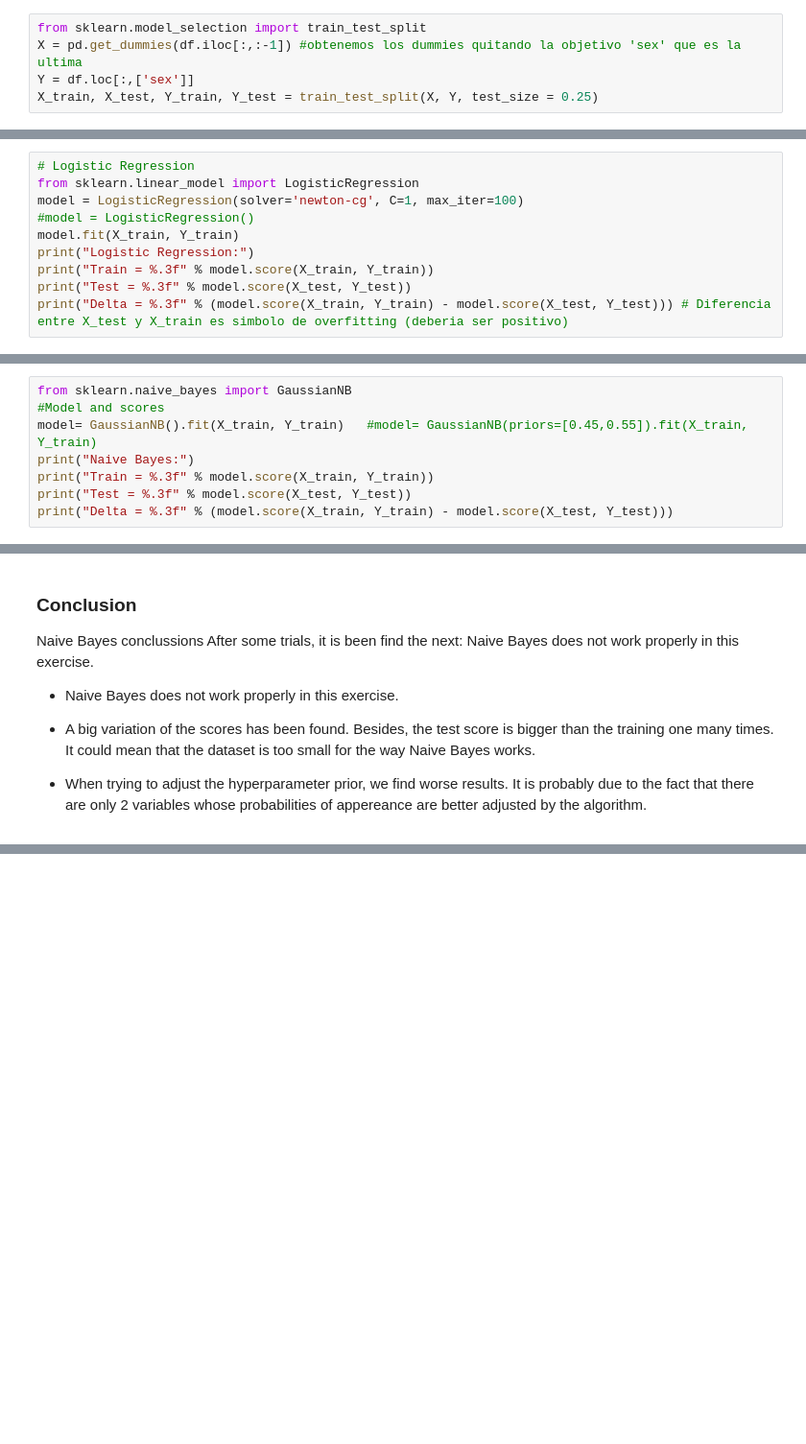
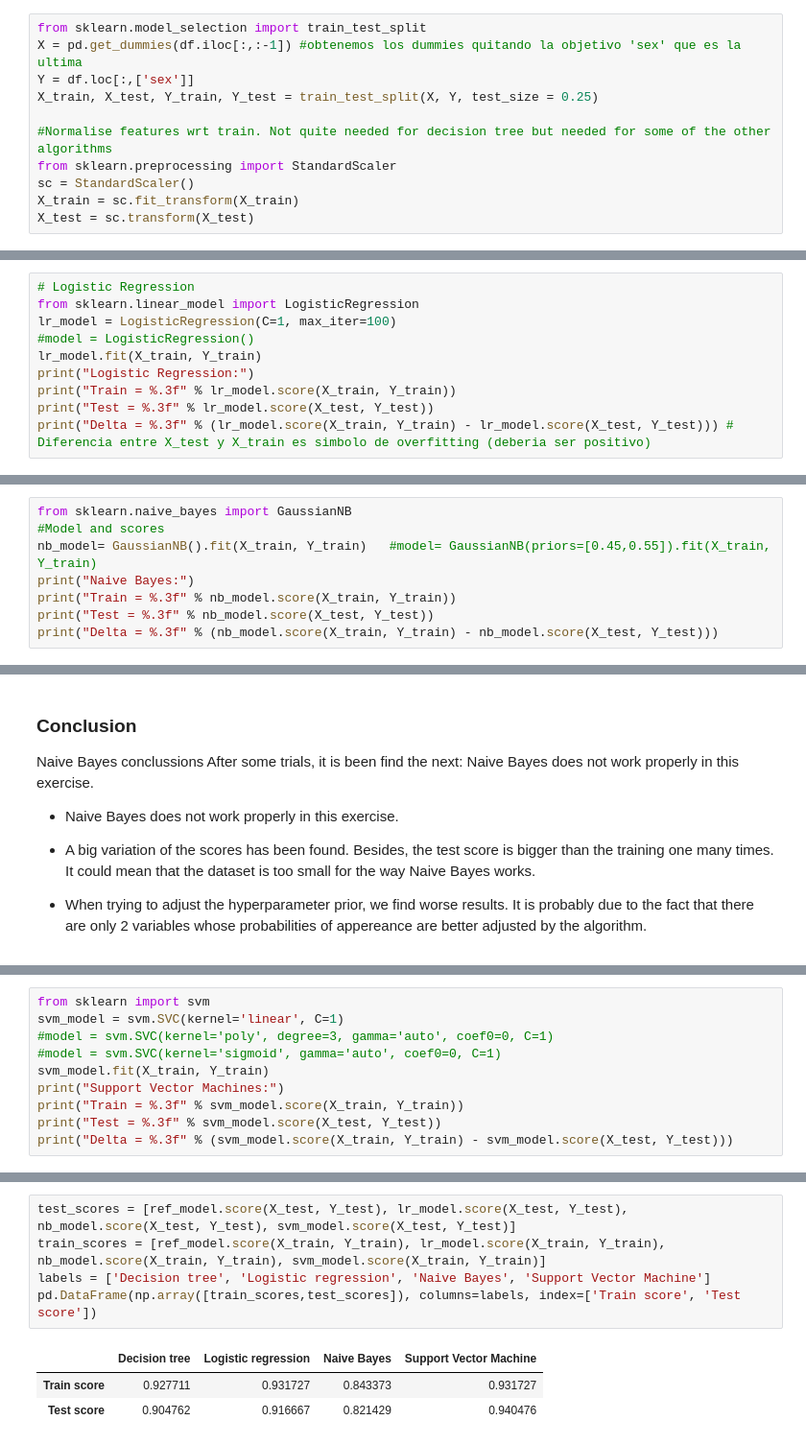
Before and after one commit to rdose/ia3-ML_Exercises, a Jupyter notebook: ML_Exercises.ipynb, the cells around one changed output, grey strips where cells are left out. Shown at 96% size. Drawn from its saved outputs; the diff is of its cells as text; blank space fills up the shorter version.

Commit message:
Add SVM Add normalisation Some other minor changes

```diff
--- a/ML_Exercises.ipynb
+++ b/ML_Exercises.ipynb
@@ -45,6 +47,12 @@ from sklearn.model_selection import train_test_split
 X = pd.get_dummies(df.iloc[:,:-1]) #obtenemos los dummies quitando la objetivo 'sex' que es la ultima
 Y = df.loc[:,['sex']]
 X_train, X_test, Y_train, Y_test = train_test_split(X, Y, test_size = 0.25)
+
+#Normalise features wrt train. Not quite needed for decision tree but needed for some of the other algorithms
+from sklearn.preprocessing import StandardScaler
+sc = StandardScaler()
+X_train = sc.fit_transform(X_train)
+X_test = sc.transform(X_test)
 # %% [markdown]
 ## Benchmark: Decision Tree
 # %%
@@ -66,12 +74,12 @@ Delta = 0.082
 # %%
 # Logistic Regression
 from sklearn.linear_model import LogisticRegression
-model = LogisticRegression(solver='newton-cg', C=1, max_iter=100)
+lr_model = LogisticRegression(C=1, max_iter=100)
 #model = LogisticRegression()
-model.fit(X_train, Y_train)
+lr_model.fit(X_train, Y_train)
 print("Logistic Regression:")
-print("Train = %.3f" % model.score(X_train, Y_train))
-print("Test = %.3f" % model.score(X_test, Y_test))
-print("Delta = %.3f" % (model.score(X_train, Y_train) - model.score(X_test, Y_test))) # Diferencia entre X_test y X_train es simbolo de overfitting (deberia ser positivo)
+print("Train = %.3f" % lr_model.score(X_train, Y_train))
+print("Test = %.3f" % lr_model.score(X_test, Y_test))
+print("Delta = %.3f" % (lr_model.score(X_train, Y_train) - lr_model.score(X_test, Y_test))) # Diferencia entre X_test y X_train es simbolo de overfitting (deberia ser positivo)
 # %% [output]
 Logistic Regression:
@@ -104,10 +106,10 @@ References
 # %%
 from sklearn.naive_bayes import GaussianNB
 #Model and scores
-model= GaussianNB().fit(X_train, Y_train)   #model= GaussianNB(priors=[0.45,0.55]).fit(X_train, Y_train)
+nb_model= GaussianNB().fit(X_train, Y_train)   #model= GaussianNB(priors=[0.45,0.55]).fit(X_train, Y_train)
 print("Naive Bayes:")
-print("Train = %.3f" % model.score(X_train, Y_train))
-print("Test = %.3f" % model.score(X_test, Y_test))
-print("Delta = %.3f" % (model.score(X_train, Y_train) - model.score(X_test, Y_test)))
+print("Train = %.3f" % nb_model.score(X_train, Y_train))
+print("Test = %.3f" % nb_model.score(X_test, Y_test))
+print("Delta = %.3f" % (nb_model.score(X_train, Y_train) - nb_model.score(X_test, Y_test)))
 # %% [output]
 Naive Bayes:
@@ -126,0 +131,10 @@ Naive Bayes does not work properly in this exercise.
+# %%
+from sklearn import svm
+svm_model = svm.SVC(kernel='linear', C=1)
+#model = svm.SVC(kernel='poly', degree=3, gamma='auto', coef0=0, C=1)
+#model = svm.SVC(kernel='sigmoid', gamma='auto', coef0=0, C=1)
+svm_model.fit(X_train, Y_train)
+print("Support Vector Machines:")
+print("Train = %.3f" % svm_model.score(X_train, Y_train))
+print("Test = %.3f" % svm_model.score(X_test, Y_test))
+print("Delta = %.3f" % (svm_model.score(X_train, Y_train) - svm_model.score(X_test, Y_test)))
@@ -126,0 +166,9 @@ Naive Bayes does not work properly in this exercise.
+# %%
+test_scores = [ref_model.score(X_test, Y_test), lr_model.score(X_test, Y_test), nb_model.score(X_test, Y_test), svm_model.score(X_test, Y_test)]
+train_scores = [ref_model.score(X_train, Y_train), lr_model.score(X_train, Y_train), nb_model.score(X_train, Y_train), svm_model.score(X_train, Y_train)]
+labels = ['Decision tree', 'Logistic regression', 'Naive Bayes', 'Support Vector Machine']
+pd.DataFrame(np.array([train_scores,test_scores]), columns=labels, index=['Train score', 'Test score'])
+# %% [output]
+|  | Decision tree | Logistic regression | Naive Bayes | Support Vector Machine |
+| Train score | 0.927711 | 0.931727 | 0.843373 | 0.931727 |
+| Test score | 0.904762 | 0.916667 | 0.821429 | 0.940476 |
```
Also changed, not shown: parts of 12 cells of this notebook.
